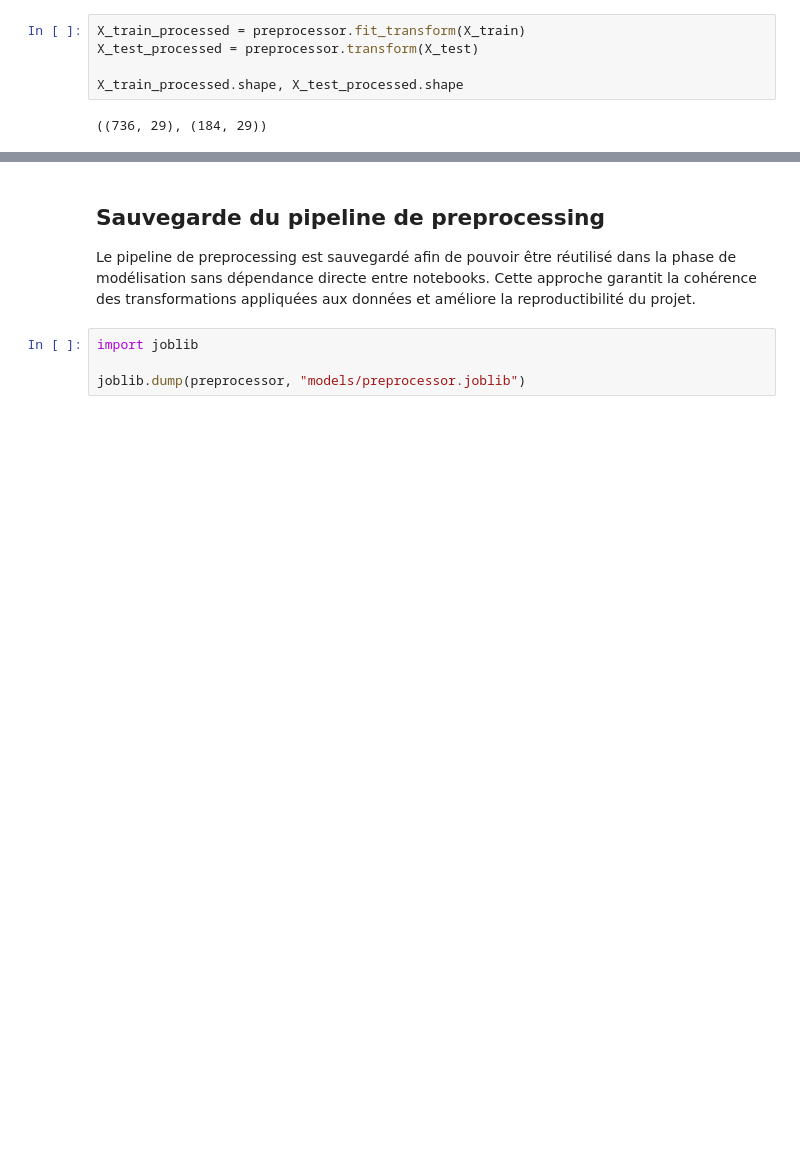
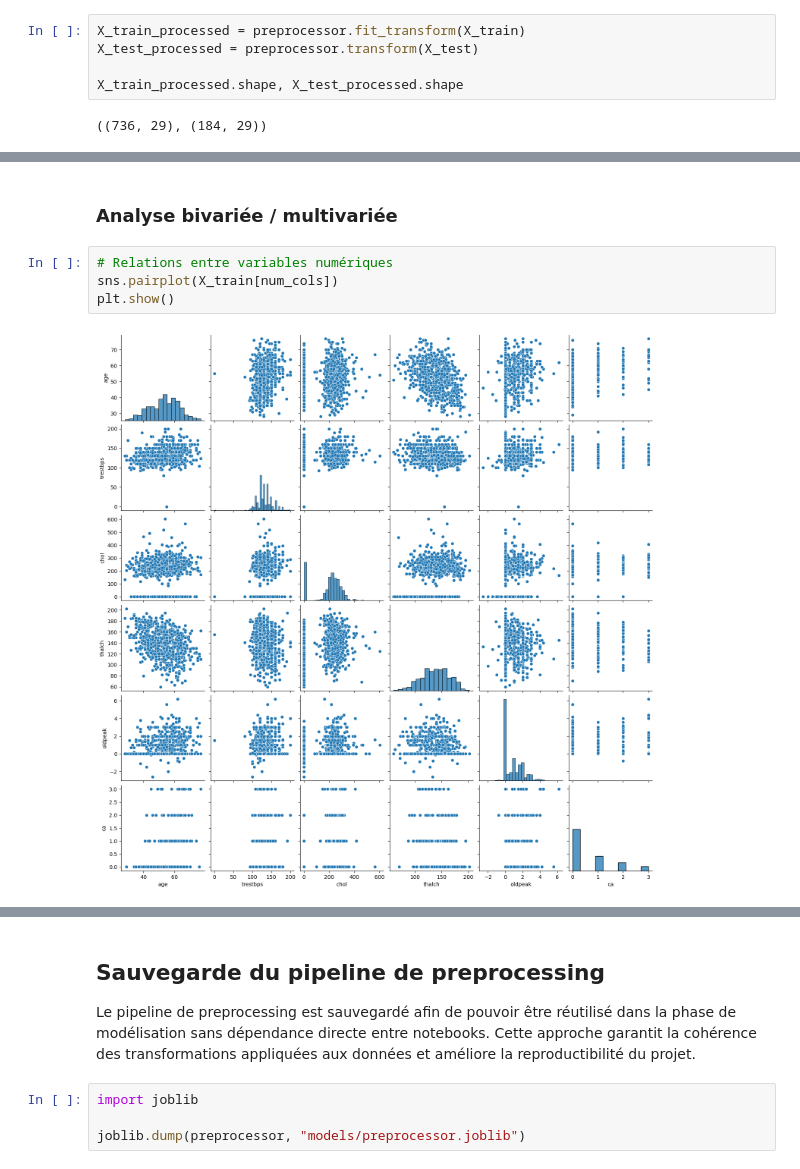
Before and after one commit to OnionQueen/Examen-Prog-Groupe8, a Jupyter notebook: Pre_processing.ipynb, the cells around one changed output, grey strips where cells are left out. Saved outputs shown, nothing was run; the diff lists cells and outputs as text; blank space fills up the shorter version.

```diff
--- a/Pre_processing.ipynb
+++ b/Pre_processing.ipynb
@@ -185,0 +246,8 @@ X_train_processed.shape, X_test_processed.shape
+# %% [markdown]
+### Analyse bivariée / multivariée
+# %%
+# Relations entre variables numériques
+sns.pairplot(X_train[num_cols])
+plt.show()
+# %% [output]
+[figure, added]
```
Also changed, not shown: parts of 13 cells of this notebook.
